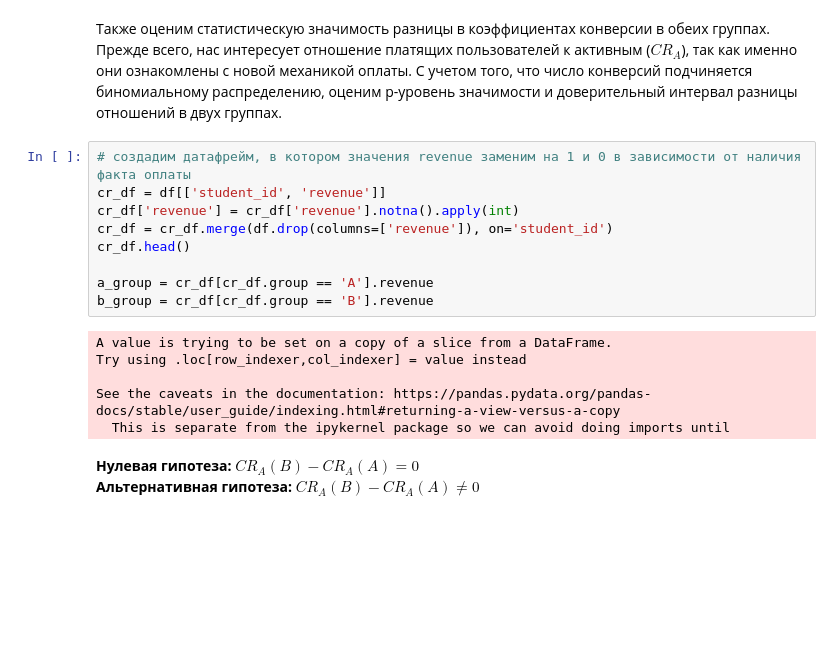
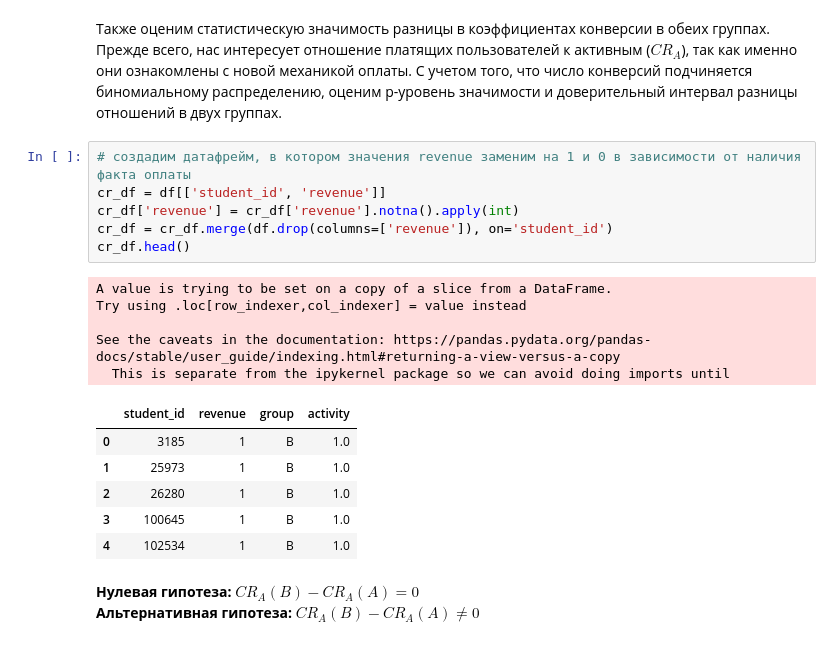
Before and after one commit to Nastaseeakh/Academic_projects, a Jupyter notebook: AB_e_learning.ipynb, the cells around one changed output. Saved outputs shown, nothing was run; the diff lists cells and outputs as text; blank space fills up the shorter version.

```diff
--- a/AB_e_learning.ipynb
+++ b/AB_e_learning.ipynb
@@ -527,18 +516,21 @@ P-value: 0.0008919102779516657
 # %%
 # создадим датафрейм, в котором значения revenue заменим на 1 и 0 в зависимости от наличия факта оплаты
 cr_df = df[['student_id', 'revenue']]
 cr_df['revenue'] = cr_df['revenue'].notna().apply(int)
 cr_df = cr_df.merge(df.drop(columns=['revenue']), on='student_id')
 cr_df.head()
-
-a_group = cr_df[cr_df.group == 'A'].revenue
-b_group = cr_df[cr_df.group == 'B'].revenue
 # %% [output]
 A value is trying to be set on a copy of a slice from a DataFrame.
 Try using .loc[row_indexer,col_indexer] = value instead
 
 See the caveats in the documentation: https://pandas.pydata.org/pandas-docs/stable/user_guide/indexing.html#returning-a-view-versus-a-copy
   This is separate from the ipykernel package so we can avoid doing imports until
+|  | student_id | revenue | group | activity |
+| 0 | 3185 | 1 | B | 1.0 |
+| 1 | 25973 | 1 | B | 1.0 |
+| 2 | 26280 | 1 | B | 1.0 |
+| 3 | 100645 | 1 | B | 1.0 |
+| 4 | 102534 | 1 | B | 1.0 |
 # %% [markdown]
 **Нулевая гипотеза:** $CR_{A}(B) - CR_{A}(A) = 0$
 **Альтернативная гипотеза:** $CR_{A}(B) - CR_{A}(A) \not=0$
```
Also changed, not shown: parts of 13 cells of this notebook.
